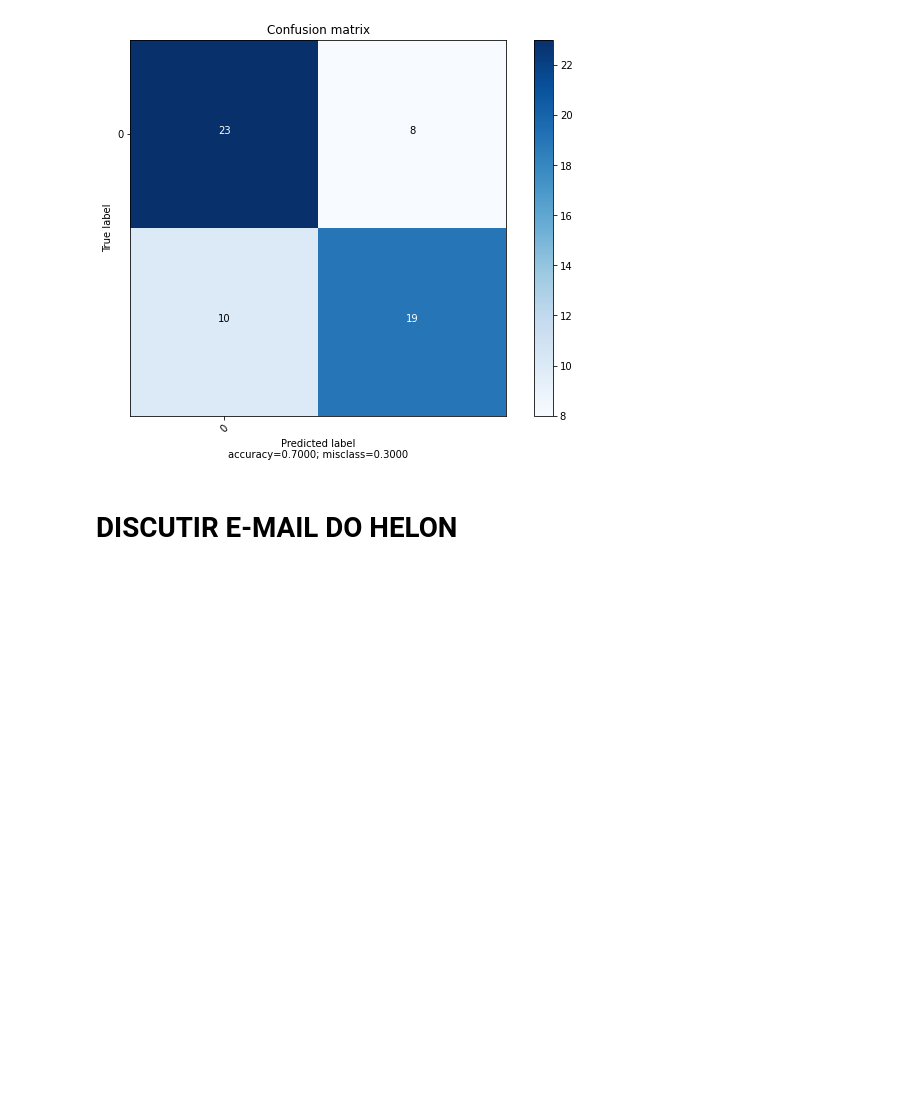
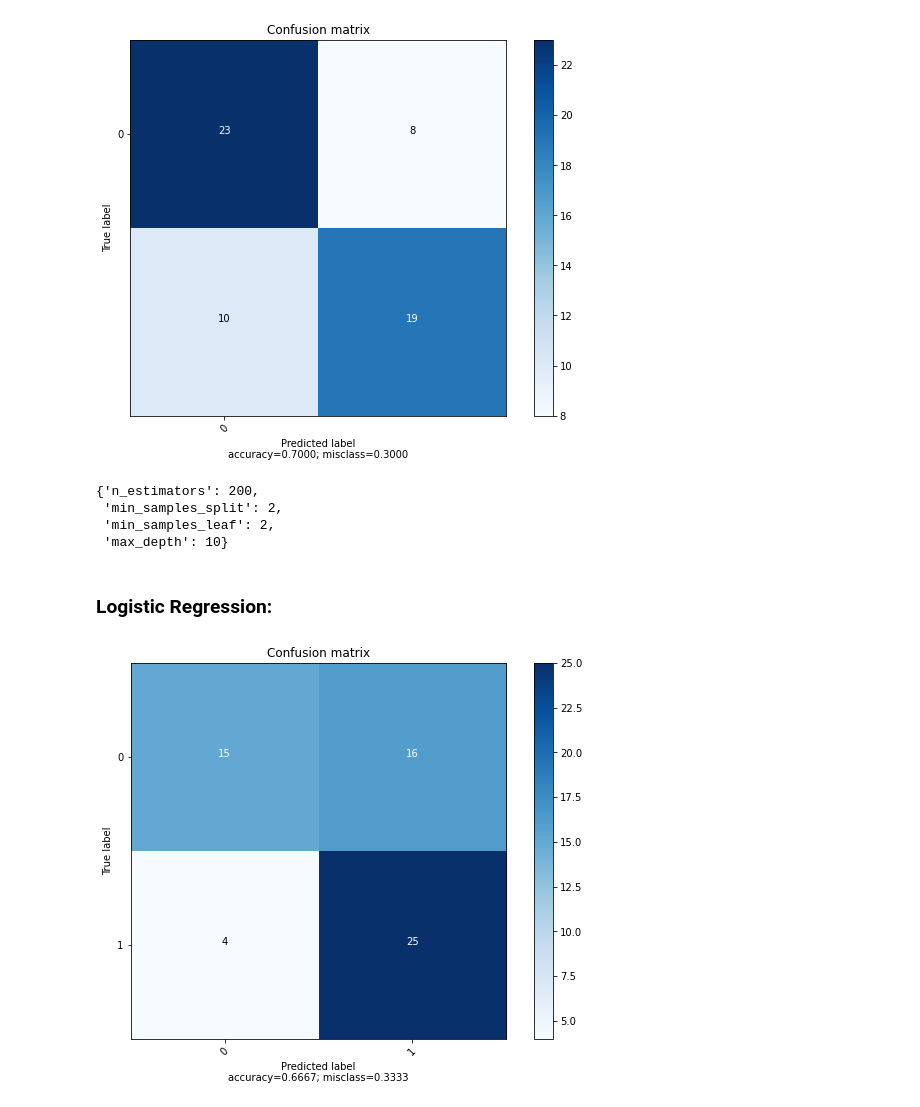
Before and after one commit to LuisSantoss/HIML, a Jupyter notebook: HIML_2.ipynb, the cells around one changed output. Cells and saved outputs as stored; diff of their text form; code cells hidden in the pictures; blank space fills up the shorter version.

```diff
--- a/HIML_2.ipynb
+++ b/HIML_2.ipynb
@@ -412,7 +444,7 @@ from sklearn.svm import LinearSVC
 
 standart_scaler = preprocessing.StandardScaler()
 Feat_scaler = standart_scaler.fit_transform(Dados_2CP[:,:-1])
-Y = Dados_3CP[:,-1]
+Y = Dados_2CP[:,-1]
 
 x_train, x_test, y_train, y_test = train_test_split(Feat_scaler, Y, test_size = 0.2, random_state = 0 )
 modelo_svc = LinearSVC(C = 1, loss = 'hinge', random_state = 42)
@@ -517,6 +549,6 @@ random_grid = {'n_estimators': n_estimators,
 # Use the random grid to search for best hyperparameters
 rf = RandomForestClassifier()
 rf_random = RandomizedSearchCV(estimator = rf, param_distributions = random_grid,
-                               n_iter = 100, cv = 3, verbose=2, random_state=42, n_jobs = -1)
+                               n_iter = 500, cv = 5, verbose=2, random_state=42, n_jobs = -1)
 rf_random.fit(x_train, y_train)
 # %% [output]
@@ -538,5 +570,22 @@ y_pred = rf_random.predict(x_test)
 plot_confusion_matrix(confusion_matrix(y_test,y_pred), target_names= range(0,1))
 # %% [output]
 [figure]
-# %% [markdown]
-# DISCUTIR E-MAIL DO HELON
+# %%
+rf_random.best_params_
+# %% [output]
+{'n_estimators': 200,
+ 'min_samples_split': 2,
+ 'min_samples_leaf': 2,
+ 'max_depth': 10}
+# %% [markdown]
+### Logistic Regression:
+# %%
+from sklearn.linear_model import LogisticRegression
+
+ml = LogisticRegression()
+ml.fit(x_train, y_train)
+
+y_pred = ml.predict(x_test)
+plot_confusion_matrix(confusion_matrix(y_test,y_pred), target_names= range(0,2))
+# %% [output]
+[figure, added]
```
Also changed, not shown: parts of 12 cells of this notebook.
